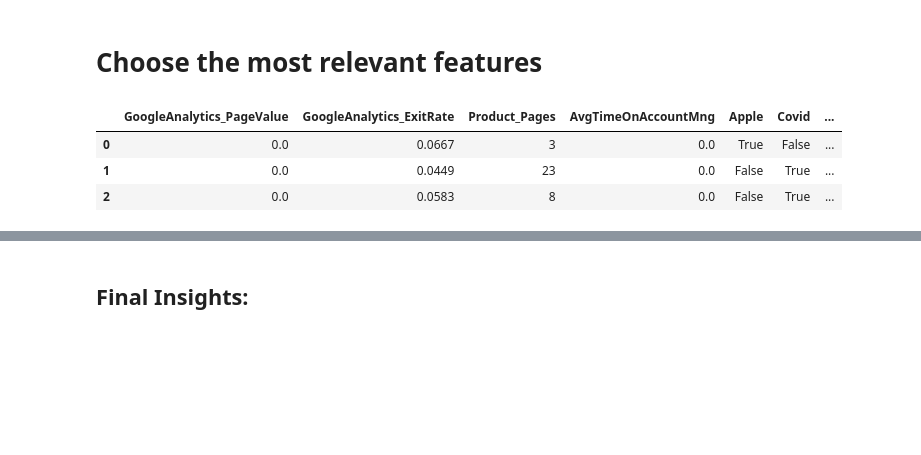
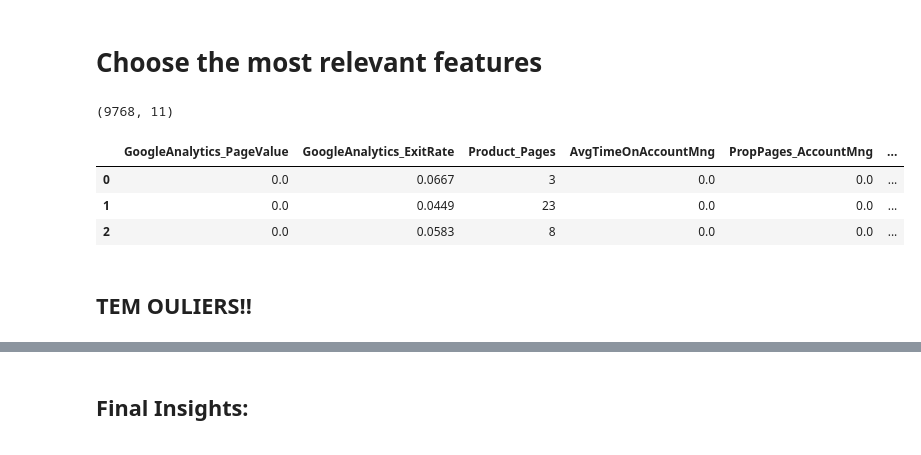
Before and after one commit to JohnnyCodess/Project-Machine-Learning, a Jupyter notebook: 202122 Fall AA Group60 Notebook.ipynb, the cells around one changed output, grey strips where cells are left out. Saved outputs shown, nothing was run; the diff lists cells and outputs as text; code cells hidden in the pictures; blank space fills up the shorter version.

```diff
--- a/202122 Fall AA Group60 Notebook.ipynb
+++ b/202122 Fall AA Group60 Notebook.ipynb
@@ -349,9 +328,9 @@ print(f'Percentage of observations removed: {perc_outliers3}%')
 # %% [output]
 Percentage of observations removed: 20.0%
 # %%
-techscape_4 = techscape[(filters1 | filters2 | filters3)]
+techscape_filtered = techscape[(filters1 | filters2 | filters3)]
 
-perc_outliers4 = np.round((techscape.shape[0] - techscape_4.shape[0]) / techscape.shape[0] * 100, 2)
+perc_outliers4 = np.round((techscape.shape[0] - techscape_filtered.shape[0]) / techscape.shape[0] * 100, 2)
 print(f'Percentage of outliers removed: {perc_outliers4}%')
 # %% [output]
 Percentage of outliers removed: 2.31%
@@ -444,8 +448,10 @@ print(techscape.shape)
 # %%
-techscape.drop('OS', axis=1, inplace=True)
-techscape.drop('Country', axis=1, inplace=True)
-techscape.drop('Type_of_Visitor', axis=1, inplace=True)
-techscape.drop('Browser', axis=1, inplace=True)
-techscape.drop('Type_of_Traffic', axis=1, inplace=True)
-techscape.drop('Date', axis=1, inplace=True)
-techscape.drop('Month', axis=1, inplace=True)
+techscape_filtered.drop('OS', axis=1, inplace=True)
+techscape_filtered.drop('Country', axis=1, inplace=True)
+techscape_filtered.drop('Type_of_Visitor', axis=1, inplace=True)
+techscape_filtered.drop('Browser', axis=1, inplace=True)
+techscape_filtered.drop('Type_of_Traffic', axis=1, inplace=True)
+techscape_filtered.drop('Date', axis=1, inplace=True)
+techscape_filtered.drop('Month', axis=1, inplace=True)
+
+techscape_filtered.drop('Access_ID', axis=1, inplace=True)
@@ -455,9 +463,9 @@ techscape.drop('Access_ID', axis=1, inplace=True)
 # Data Partition
 # %%
 # Define data as all the independent variables
-data = techscape.drop(['Buy'], axis=1)
+data = techscape_filtered.drop(['Buy'], axis=1)
 # Define target as the dependent variable
-target = techscape['Buy']
+target = techscape_filtered['Buy']
 
 
 # -----------------------
@@ -1032,17 +1020,21 @@ chi_square_results[chi_square_results['Keep'] == 'Yes']
 # %% [markdown]
 # Choose the most relevant features
 # %%
-selected_variables = ['GoogleAnalytics_PageValue', 'GoogleAnalytics_ExitRate', 'Product_Pages', 'AvgTimeOnAccountMng', 'Apple', 'Covid', 'Windows', 'Returner']
+selected_variables = ['GoogleAnalytics_PageValue', 'GoogleAnalytics_ExitRate', 'Product_Pages', 'AvgTimeOnAccountMng', 'PropPages_AccountMng','PropTime_FAQ', 'Apple', 'Dec', 'Covid', 'Windows', 'New_Access']
 
 data_select_features = data[selected_variables]
 #data_select_features[['Apple', 'Covid', 'Windows', 'Returner']]=data_select_features[['Apple', 'Covid', 'Windows', 'Returner']].astype('category')
 
+print(data_select_features.shape)
 data_select_features.head(3)
 # %% [output]
+(9768, 11)
-|  | GoogleAnalytics_PageValue | GoogleAnalytics_ExitRate | Product_Pages | AvgTimeOnAccountMng | Apple | Covid | ... |
-| 0 | 0.0 | 0.0667 | 3 | 0.0 | True | False | ... |
-| 1 | 0.0 | 0.0449 | 23 | 0.0 | False | True | ... |
-| 2 | 0.0 | 0.0583 | 8 | 0.0 | False | True | ... |
+|  | GoogleAnalytics_PageValue | GoogleAnalytics_ExitRate | Product_Pages | AvgTimeOnAccountMng | PropPages_AccountMng | ... |
+| 0 | 0.0 | 0.0667 | 3 | 0.0 | 0.0 | ... |
+| 1 | 0.0 | 0.0449 | 23 | 0.0 | 0.0 | ... |
+| 2 | 0.0 | 0.0583 | 8 | 0.0 | 0.0 | ... |
+# %% [markdown]
+## TEM OULIERS!!
 # %%
 data_select_features.describe().T
 # %% [output]
```
Also changed, not shown: parts of 37 cells of this notebook.
